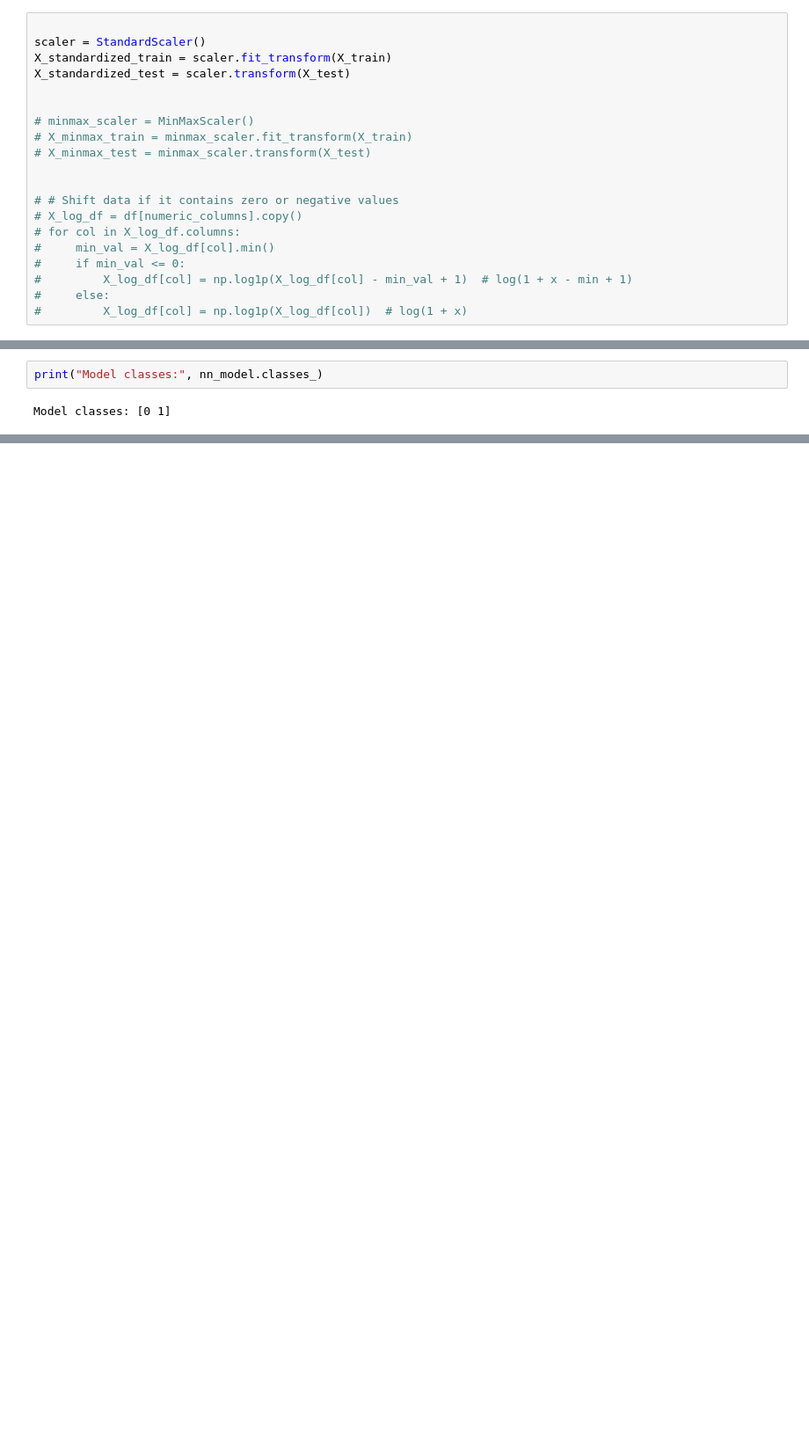
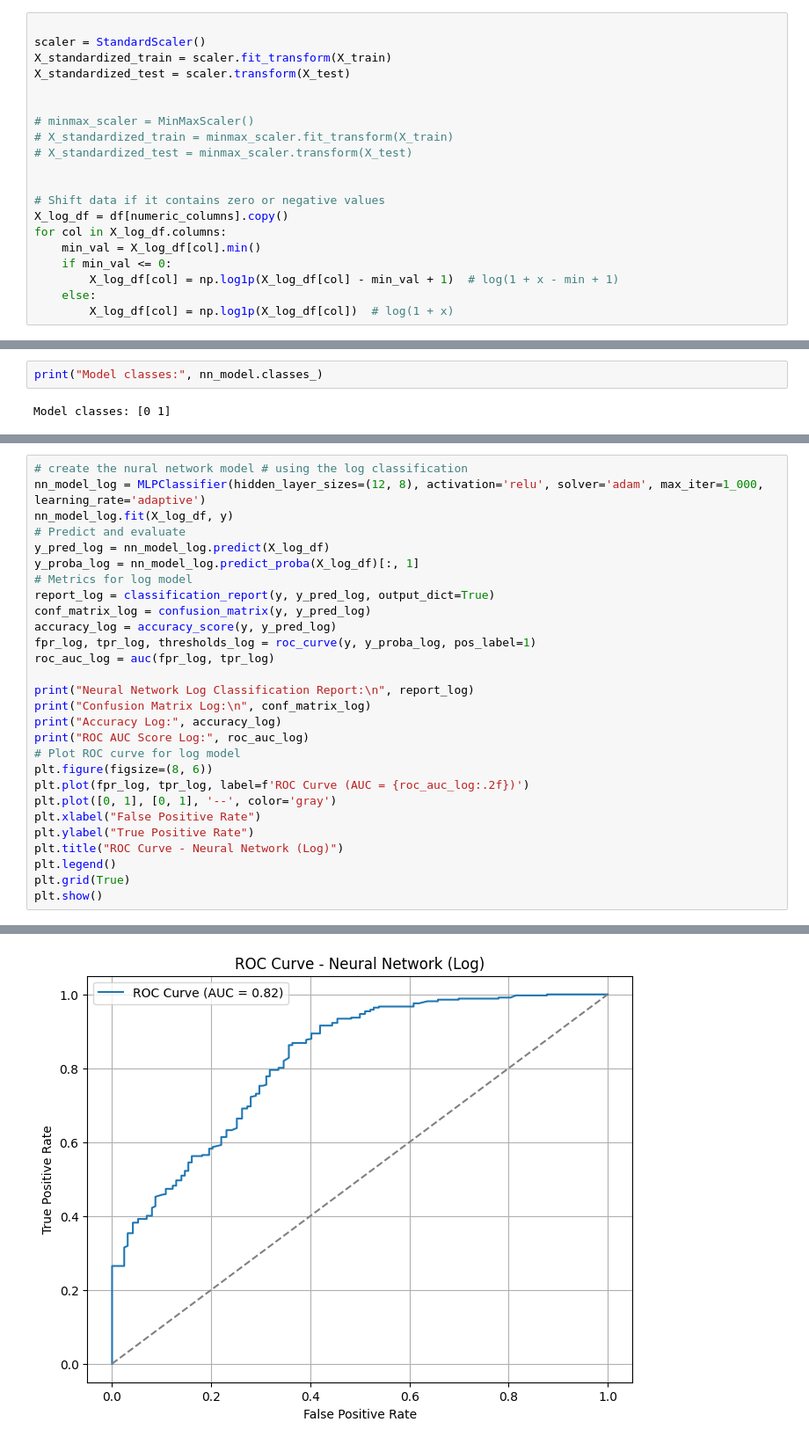
Before and after one commit to 1shaked/year_3, a Jupyter notebook: top_topics/h3_data_mining/res.ipynb, the cells around one changed output, grey strips where cells are left out. Shown: that part at 88% size. Drawn from its saved outputs; the diff is of its cells as text; blank space fills up the shorter version.

```diff
--- a/top_topics/h3_data_mining/res.ipynb
+++ b/top_topics/h3_data_mining/res.ipynb
@@ -240,18 +240,18 @@ X_standardized_test = scaler.transform(X_test)
 
 
 # minmax_scaler = MinMaxScaler()
-# X_minmax_train = minmax_scaler.fit_transform(X_train)
-# X_minmax_test = minmax_scaler.transform(X_test)
+# X_standardized_train = minmax_scaler.fit_transform(X_train)
+# X_standardized_test = minmax_scaler.transform(X_test)
 
 
-# # Shift data if it contains zero or negative values
-# X_log_df = df[numeric_columns].copy()
-# for col in X_log_df.columns:
-#     min_val = X_log_df[col].min()
-#     if min_val <= 0:
-#         X_log_df[col] = np.log1p(X_log_df[col] - min_val + 1)  # log(1 + x - min + 1)
-#     else:
-#         X_log_df[col] = np.log1p(X_log_df[col])  # log(1 + x)
+# Shift data if it contains zero or negative values
+X_log_df = df[numeric_columns].copy()
+for col in X_log_df.columns:
+    min_val = X_log_df[col].min()
+    if min_val <= 0:
+        X_log_df[col] = np.log1p(X_log_df[col] - min_val + 1)  # log(1 + x - min + 1)
+    else:
+        X_log_df[col] = np.log1p(X_log_df[col])  # log(1 + x)
 # %%
 len(df)
 # %% [output]
@@ -376,2 +382,29 @@ The neural network model demonstrates **robust performance** with a high overall
 # %%
+# create the nural network model # using the log classification
+nn_model_log = MLPClassifier(hidden_layer_sizes=(12, 8), activation='relu', solver='adam', max_iter=1_000, learning_rate='adaptive')
+nn_model_log.fit(X_log_df, y)
+# Predict and evaluate
+y_pred_log = nn_model_log.predict(X_log_df)
+y_proba_log = nn_model_log.predict_proba(X_log_df)[:, 1]
+# Metrics for log model
+report_log = classification_report(y, y_pred_log, output_dict=True)
+conf_matrix_log = confusion_matrix(y, y_pred_log)
+accuracy_log = accuracy_score(y, y_pred_log)
+fpr_log, tpr_log, thresholds_log = roc_curve(y, y_proba_log, pos_label=1)
+roc_auc_log = auc(fpr_log, tpr_log)
+
+print("Neural Network Log Classification Report:\n", report_log)
+print("Confusion Matrix Log:\n", conf_matrix_log)
+print("Accuracy Log:", accuracy_log)
+print("ROC AUC Score Log:", roc_auc_log)
+# Plot ROC curve for log model
+plt.figure(figsize=(8, 6))
+plt.plot(fpr_log, tpr_log, label=f'ROC Curve (AUC = {roc_auc_log:.2f})')
+plt.plot([0, 1], [0, 1], '--', color='gray')
+plt.xlabel("False Positive Rate")
+plt.ylabel("True Positive Rate")
+plt.title("ROC Curve - Neural Network (Log)")
+plt.legend()
+plt.grid(True)
+plt.show()
 # %% [output]
@@ -395,3 +418,4 @@ array([7.78528792e-01, 4.01713312e-01, 8.95248188e-01, 9.99999683e-01,
+[figure, added]
 # %%
 # Train Logistic Regression model
 log_model = LogisticRegression(max_iter=1000, solver='lbfgs', random_state=42)
```
Also changed, not shown: parts of 3 cells of this notebook.
